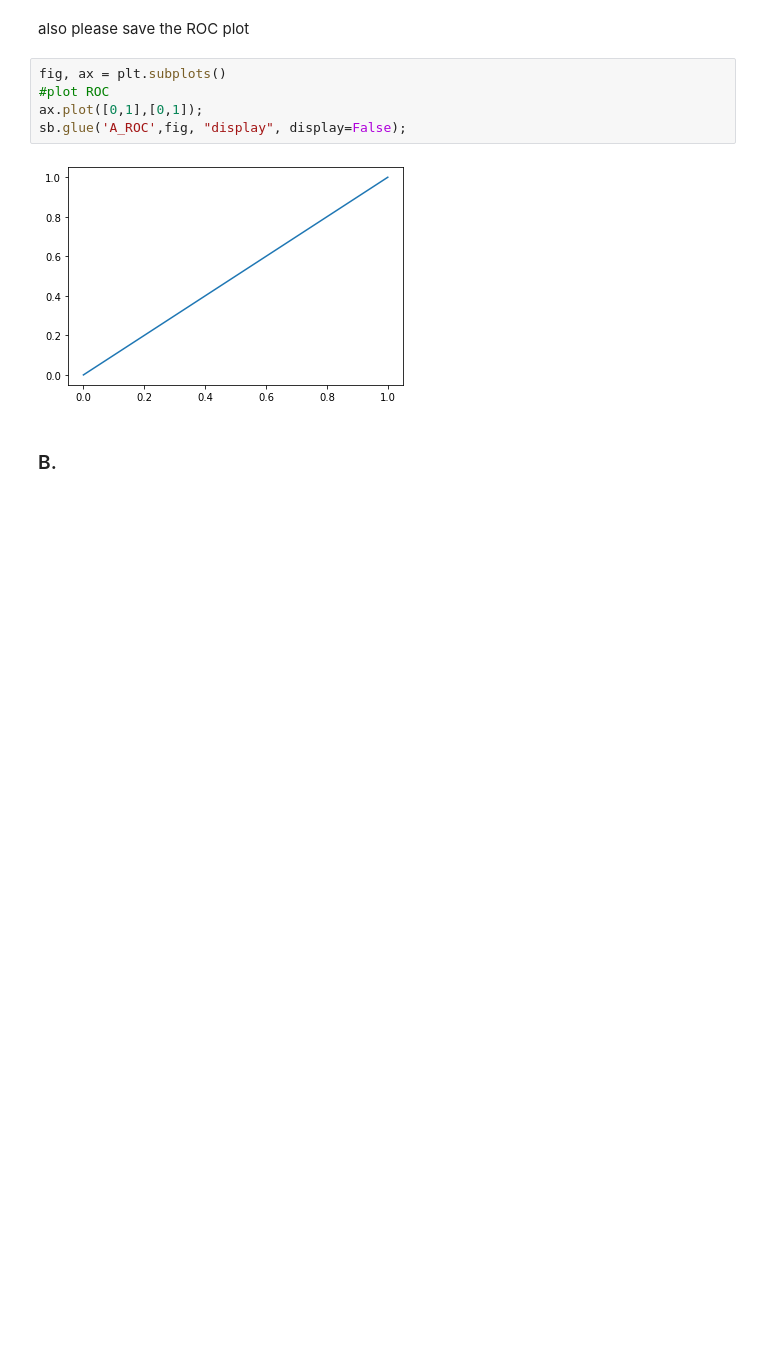
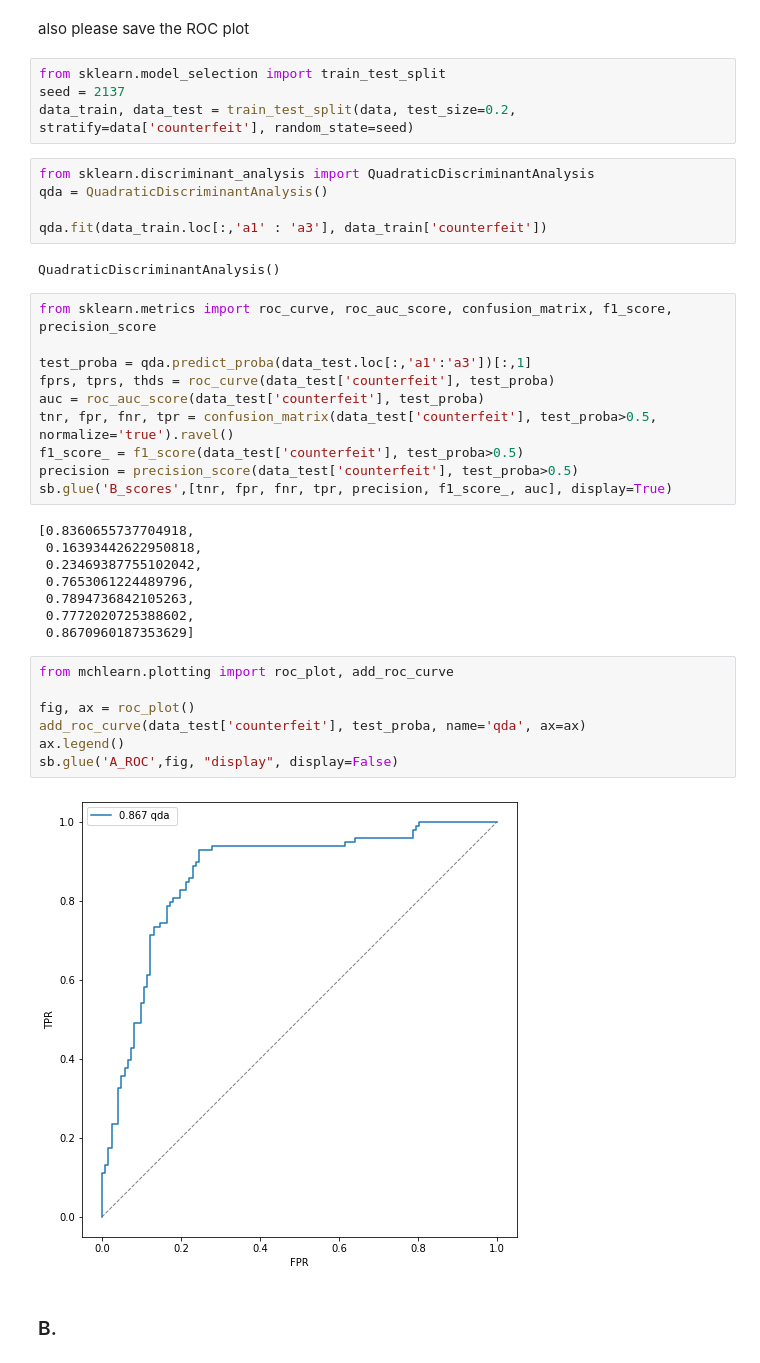
Before and after one commit to MikolajMGT/machine-learning, a Jupyter notebook: part_II/Banknotes/banknotes.ipynb, the cells around one changed output. Saved outputs shown, nothing was run; the diff lists cells and outputs as text; blank space fills up the shorter version.

```diff
--- a/part_II/Banknotes/banknotes.ipynb
+++ b/part_II/Banknotes/banknotes.ipynb
@@ -32,12 +60,43 @@ sb.glue('A_scores',['tnr', 'fpr', 'fnr', 'tpr', 'precision', 'f1', 'auc'], displ
 # %% [markdown]
 also please save the ROC plot
-# %%
-fig, ax = plt.subplots()
-#plot ROC
-ax.plot([0,1],[0,1]);
-sb.glue('A_ROC',fig, "display", display=False);
-# %% [output]
-[figure, removed]
+# %%
+from sklearn.model_selection import train_test_split
+seed = 2137
+data_train, data_test = train_test_split(data, test_size=0.2, stratify=data['counterfeit'], random_state=seed)
+# %%
+from sklearn.discriminant_analysis import QuadraticDiscriminantAnalysis
+qda = QuadraticDiscriminantAnalysis()
+
+qda.fit(data_train.loc[:,'a1' : 'a3'], data_train['counterfeit'])
+# %% [output]
+QuadraticDiscriminantAnalysis()
+# %%
+from sklearn.metrics import roc_curve, roc_auc_score, confusion_matrix, f1_score, precision_score
+
+test_proba = qda.predict_proba(data_test.loc[:,'a1':'a3'])[:,1]
+fprs, tprs, thds = roc_curve(data_test['counterfeit'], test_proba)
+auc = roc_auc_score(data_test['counterfeit'], test_proba)
+tnr, fpr, fnr, tpr = confusion_matrix(data_test['counterfeit'], test_proba>0.5, normalize='true').ravel()
+f1_score_ = f1_score(data_test['counterfeit'], test_proba>0.5)
+precision = precision_score(data_test['counterfeit'], test_proba>0.5)
+sb.glue('B_scores',[tnr, fpr, fnr, tpr, precision, f1_score_, auc], display=True)
+# %% [output]
+[0.8360655737704918,
+ 0.16393442622950818,
+ 0.23469387755102042,
+ 0.7653061224489796,
+ 0.7894736842105263,
+ 0.7772020725388602,
+ 0.8670960187353629]
+# %%
+from mchlearn.plotting import roc_plot, add_roc_curve
+
+fig, ax = roc_plot()
+add_roc_curve(data_test['counterfeit'], test_proba, name='qda', ax=ax)
+ax.legend()
+sb.glue('A_ROC',fig, "display", display=False)
+# %% [output]
+[figure, added]
 # %% [markdown]
 ### B.
 # %% [markdown]
```
Also changed, not shown: parts of 32 cells of this notebook, 6 other files.
